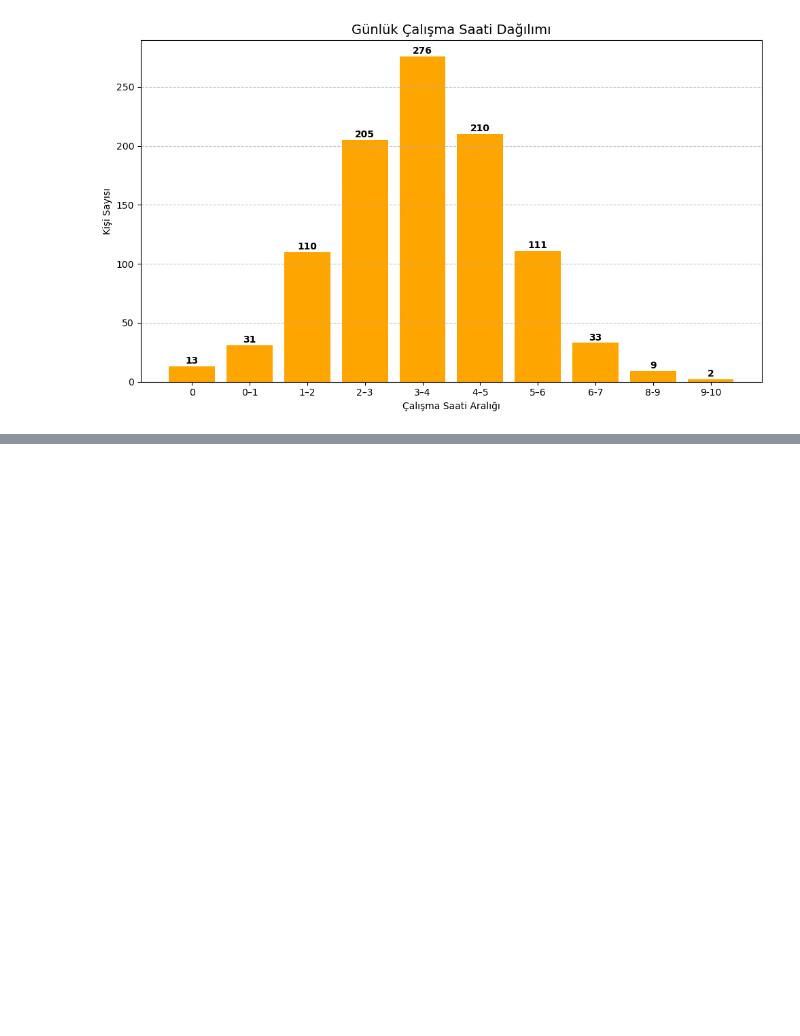
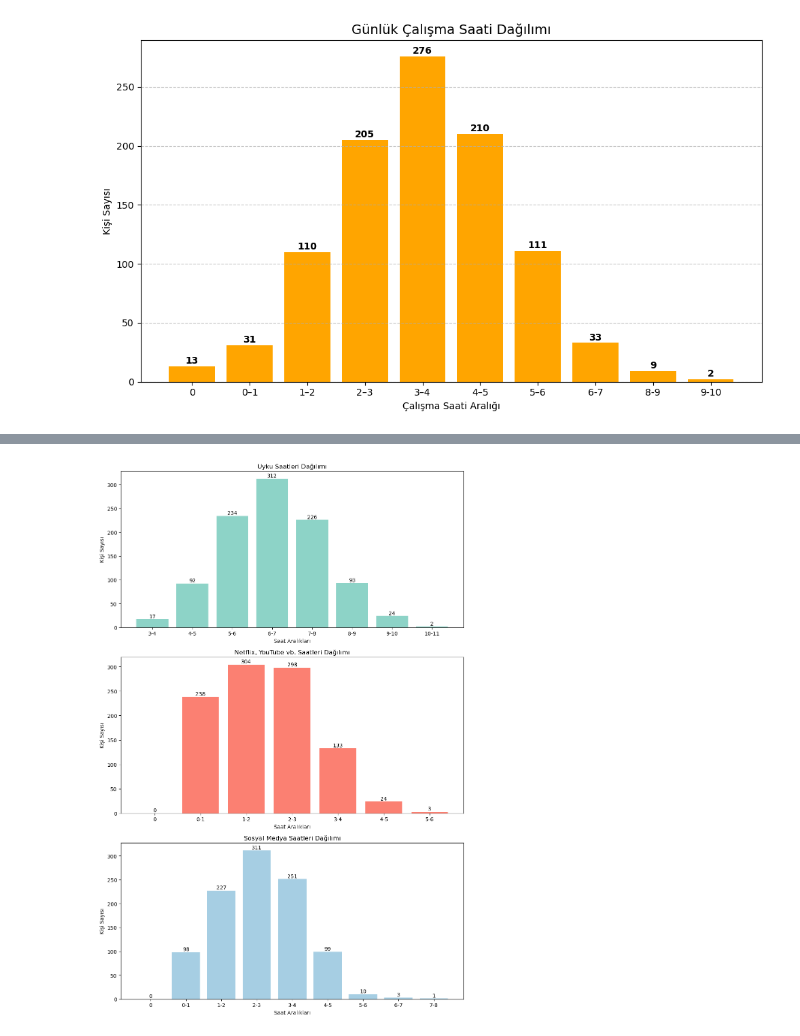
Before and after one commit to uct-trk/Veri-Madenciligi, a Jupyter notebook: data_analysis.ipynb, the cells around one changed output, grey strips where cells are left out. Saved outputs shown, nothing was run; the diff lists cells and outputs as text; code cells hidden in the pictures; blank space fills up the shorter version.

```diff
--- a/data_analysis.ipynb
+++ b/data_analysis.ipynb
@@ -118,0 +146,59 @@ plt.show()
+# %%
+import pandas as pd
+import matplotlib.pyplot as plt
+
+# Veriyi oku
+df = pd.read_csv("data.csv")
+
+# Her değişken için özel aralık tanımları
+configs = [
+    {
+        "column": "sleep_hours",
+        "bins": [3, 4, 5, 6, 7, 8, 9, 10,11],
+        "labels": ['3-4', '4-5', '5-6', '6-7', '7-8', '8-9', '9-10','10-11'],
+        "title": "Uyku Saatleri Dağılımı",
+        "colors": ['#8dd3c7']
+    },
+    {
+        "column": "netflix_hours",
+        "bins": [-0.1,0, 1, 2, 3, 4, 5, 6],
+        "labels": ['0','0-1', '1-2', '2-3', '3-4', '4-5', '5-6'],
+        "title": "Netflix, YouTube vb. Saatleri Dağılımı",
+        "colors": ['#fb8072']
+    },
+    {
+        "column": "social_media_hours",
+        "bins": [-0.1,0, 1, 2, 3, 4, 5, 6, 7, 8],
+        "labels": ['0','0-1', '1-2', '2-3', '3-4', '4-5', '5-6', '6-7', '7-8'],
+        "title": "Sosyal Medya Saatleri Dağılımı",
+        "colors": ['#a6cee3']
+    }
+]
+
+# Grafik çizimi
+plt.figure(figsize=(10, 15))
+
+for i, config in enumerate(configs, 1):
+    col = config["column"]
+    bins = config["bins"]
+    labels = config["labels"]
+    title = config["title"]
+    colors = config["colors"]
+
+    df[col + '_range'] = pd.cut(df[col], bins=bins, labels=labels, right=False)
+    count_data = df[col + '_range'].value_counts().sort_index()
+
+    plt.subplot(3, 1, i)
+    bars = plt.bar(count_data.index, count_data.values, color=colors)
+    plt.title(title)
+    plt.xlabel('Saat Aralıkları')
+    plt.ylabel('Kişi Sayısı')
+
+    for bar in bars:
+        yval = bar.get_height()
+        plt.text(bar.get_x() + bar.get_width()/2.0, yval + 0.5, int(yval), ha='center', va='bottom')
+
+plt.tight_layout()
+plt.show()
+# %% [output]
+[figure, added]
```
Also changed, not shown: parts of 1 cell of this notebook.
